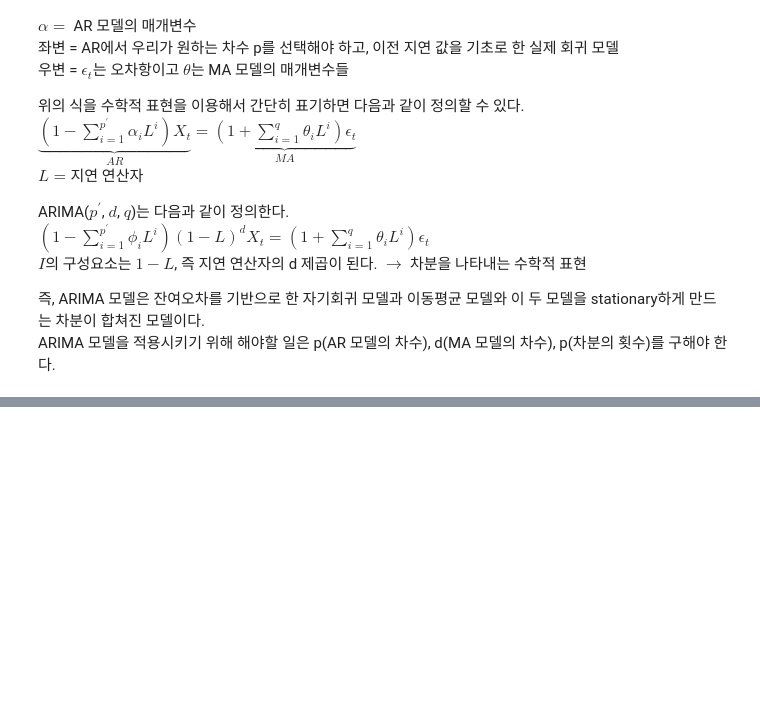
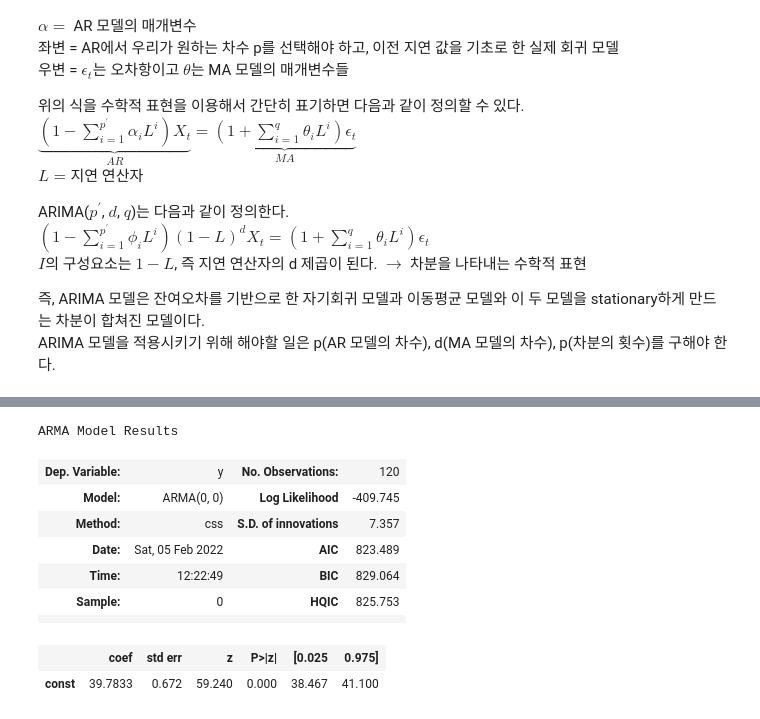
Before and after one commit to unknown-jun/Machine_Learning, a Jupyter notebook: Forecasting_Time_Series/3_General-Forecasting-Models/06_ARIMA.ipynb, the cells around one changed output, grey strips where cells are left out. Drawn from its saved outputs; the diff is of its cells as text; code cells hidden in the pictures; blank space fills up the shorter version.

```diff
--- a/Forecasting_Time_Series/3_General-Forecasting-Models/06_ARIMA.ipynb
+++ b/Forecasting_Time_Series/3_General-Forecasting-Models/06_ARIMA.ipynb
@@ -183,0 +262,13 @@ Warnings:
+# %%
+auto_arima(df1['Births'], seasonal=False).summary()
+# %% [output]
+ARMA Model Results
+| Dep. Variable: | y | No. Observations: | 120 |
+| Model: | ARMA(0, 0) | Log Likelihood | -409.745 |
+| Method: | css | S.D. of innovations | 7.357 |
+| Date: | Sat, 05 Feb 2022 | AIC | 823.489 |
+| Time: | 12:22:49 | BIC | 829.064 |
+| Sample: | 0 | HQIC | 825.753 |
+|  |  |  |  |
+|  | coef | std err | z | P>|z| | [0.025 | 0.975] |
+| const | 39.7833 | 0.672 | 59.240 | 0.000 | 38.467 | 41.100 |
```
Also changed, not shown: parts of 13 cells of this notebook, 4 other files.
